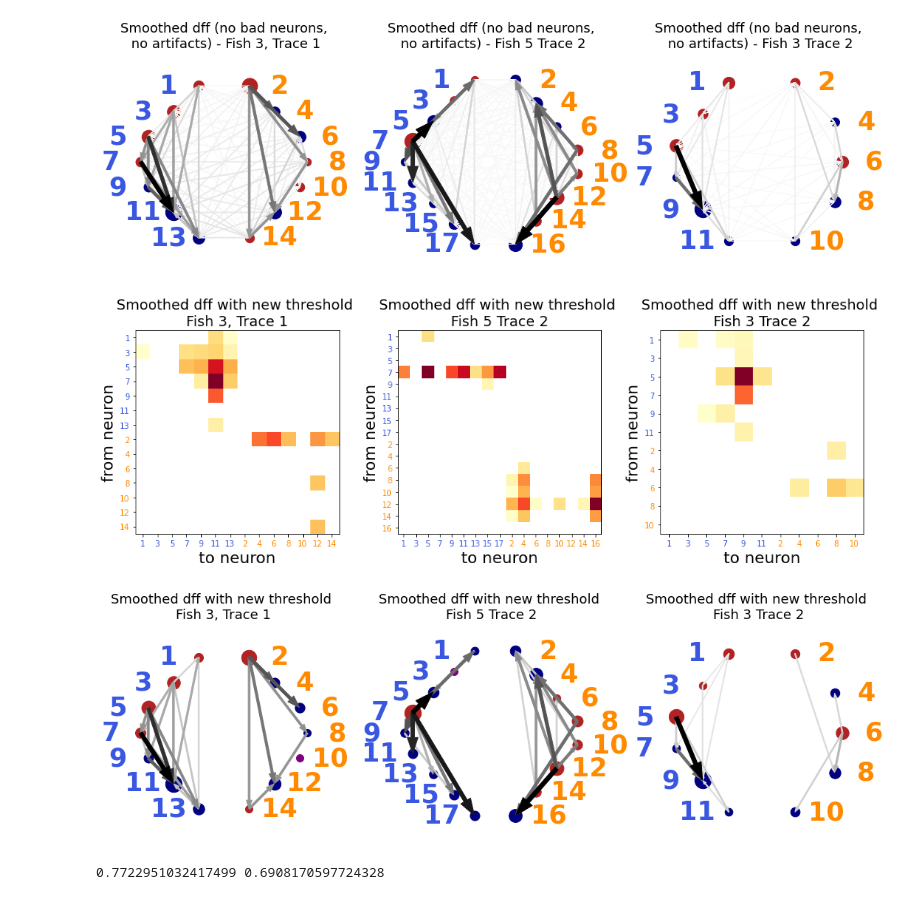
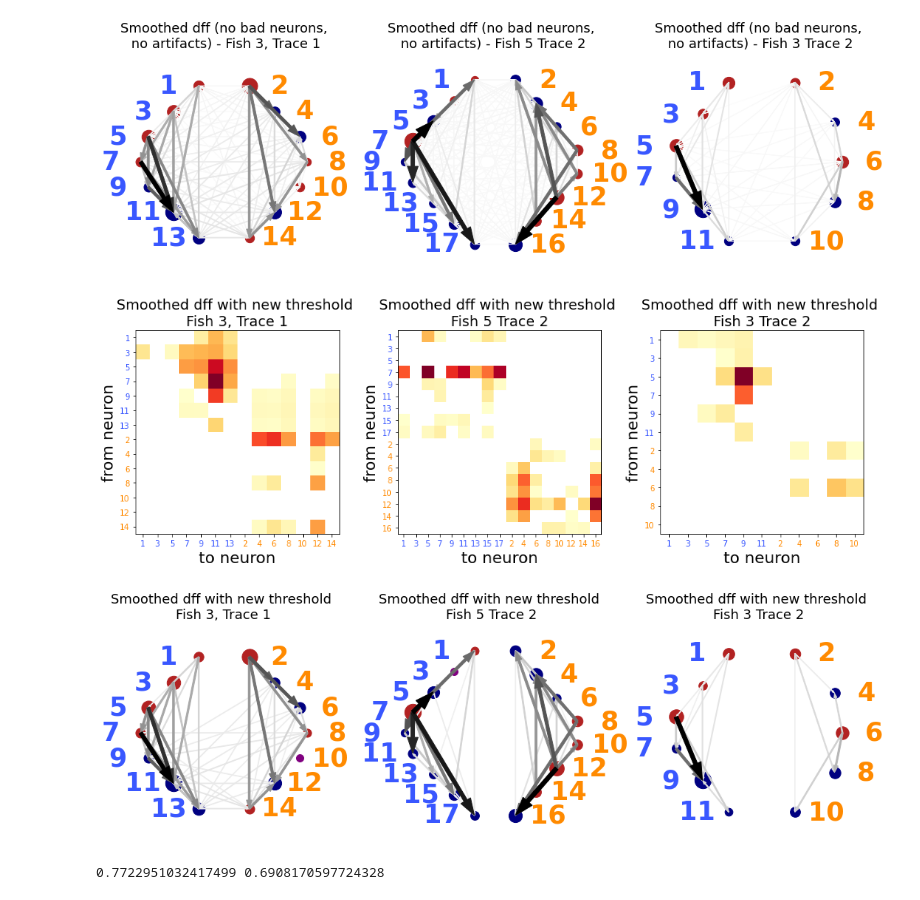
Before and after one commit to statbiophys/zebrafishGC, a Jupyter notebook: gc_pipeline/demo_GC_motoneurons.ipynb, the cells around one changed output. Cells and saved outputs as stored; diff of their text form; code cells hidden in the pictures.

```diff
--- a/gc_pipeline/demo_GC_motoneurons.ipynb
+++ b/gc_pipeline/demo_GC_motoneurons.ipynb
@@ -40,7 +40,7 @@ rgb_right = (r_right, g_right, b_right)
 # Motoneuron dataset
 # %%
 # Pandas data frame with results for three fish-trace pair examples.
-data_path = '../data_paper/motoneurons/'
+data_path = './data_paper/motoneurons/'
 with open(data_path + 'df_motoneurons_F3T1_F3T2_F5T2.pkl', 'rb') as pickle_in:
     df_motoneurons = pickle.load(pickle_in)
 # %%
@@ -400,7 +400,7 @@ plt.show()
 
 
 dfn = n_lags
-nmc = 1000
+nmc = 10 # nmc = 1000 in the paper
 
 # If you want to do in for all fish, all traces, you can adapt the code, for example:
 # all_gcs_sh_list = []
@@ -454,7 +454,7 @@ q1 = np.percentile(afs, 25, interpolation = 'midpoint')
 q3 = np.percentile(afs, 75, interpolation = 'midpoint')
 iqr = q3-q1 # inter-quartile range
 
-outlier_threshold = 20 # iqr # to exclude outliers in all_fstats_sh
+outlier_threshold = 15 # iqr # to exclude outliers in all_fstats_sh
 
 log_likelihood_list = []
 
@@ -596,23 +596,23 @@ dfd3 = dfd
 # 5. Using GC on smoothed dff with new threshold to generate new GC_sig matrix (final GC)
 
 # To use generated threshold:
-# n_pairs1 = n_cells1 * (n_cells1 - 1)
-# threshold_new1 = stats.f.ppf(1 - p_val/n_pairs1, dfn, dfd1)
+n_pairs1 = n_cells1 * (n_cells1 - 1)
+threshold_new1 = stats.f.ppf(1 - p_val/n_pairs1, dfn, dfd1)
 
-# n_pairs2 = n_cells2 * (n_cells2 - 1)
-# threshold_new2 = stats.f.ppf(1 - p_val/n_pairs2, dfn, dfd2)
+n_pairs2 = n_cells2 * (n_cells2 - 1)
+threshold_new2 = stats.f.ppf(1 - p_val/n_pairs2, dfn, dfd2)
 
-# n_pairs3 = n_cells3 * (n_cells3 - 1)
-# threshold_new3 = stats.f.ppf(1 - p_val/n_pairs3, dfn, dfd3)
+n_pairs3 = n_cells3 * (n_cells3 - 1)
+threshold_new3 = stats.f.ppf(1 - p_val/n_pairs3, dfn, dfd3)
 
 # To use saved threshold:
-threshold_new1 = new_threshold_dict.get((fish1, trace1, 'BV'))
+# threshold_new1 = new_threshold_dict.get((fish1, trace1, 'BV'))
 gc_sig_new1 = get_GC_sig(gc_sig_dff_smooth1, fstat_dff_smooth1, threshold_new1)
 
-threshold_new2 = new_threshold_dict.get((fish2, trace2, 'BV'))
+# threshold_new2 = new_threshold_dict.get((fish2, trace2, 'BV'))
 gc_sig_new2 = get_GC_sig(gc_sig_dff_smooth2, fstat_dff_smooth2, threshold_new2)
 
-threshold_new3 = new_threshold_dict.get((fish3, trace3, 'BV'))
+# threshold_new3 = new_threshold_dict.get((fish3, trace3, 'BV'))
 gc_sig_new3 = get_GC_sig(gc_sig_dff_smooth3, fstat_dff_smooth3, threshold_new3)
 
 
@@ -620,35 +620,35 @@ plt.figure(figsize=(15,5))
 plt.subplot(131)
 plt.title(f'Smoothed dff with new threshold \nFish {fish1}, Trace {trace1}', size=18)
 plot_gc_matrix(gc_sig_new1, middle_removed_dict.get((fish1, trace1)))
 
 plt.subplot(132)
 plt.title(f'Smoothed dff with new threshold \nFish {fish2} Trace {trace2}', size=18)
 plot_gc_matrix(gc_sig_new2, middle_removed_dict.get((fish2, trace2)))
 
 plt.subplot(133)
 plt.title(f'Smoothed dff with new threshold \nFish {fish3} Trace {trace3}', size=18)
 plot_gc_matrix(gc_sig_new3, middle_removed_dict.get((fish3, trace3)))
 plt.tight_layout()
 plt.show()
 
 
 plt.figure(figsize=(15,5))
 plt.subplot(131)
 plt.title(f'Smoothed dff with new threshold \nFish {fish1}, Trace {trace1}', size=18)
 plot_directed_graph(gc_sig_new1, middle_removed_dict.get((fish1, trace1)))
 
 plt.subplot(132)
 plt.title(f'Smoothed dff with new threshold \nFish {fish2} Trace {trace2}', size=18)
 plot_directed_graph(gc_sig_new2, middle_removed_dict.get((fish2, trace2)))
 
 plt.subplot(133)
 plt.title(f'Smoothed dff with new threshold \nFish {fish3} Trace {trace3}', size=18)
 plot_directed_graph(gc_sig_new3, middle_removed_dict.get((fish3, trace3)))
 plt.tight_layout()
 plt.show()
 # %% [output]
-[figure, old version]
+[figure, new version]
-[figure, old version]
+[figure, new version]
 # %%
 # Generate ratios
 fish = fish3
```
Also changed, not shown: parts of 1 cell of this notebook.
